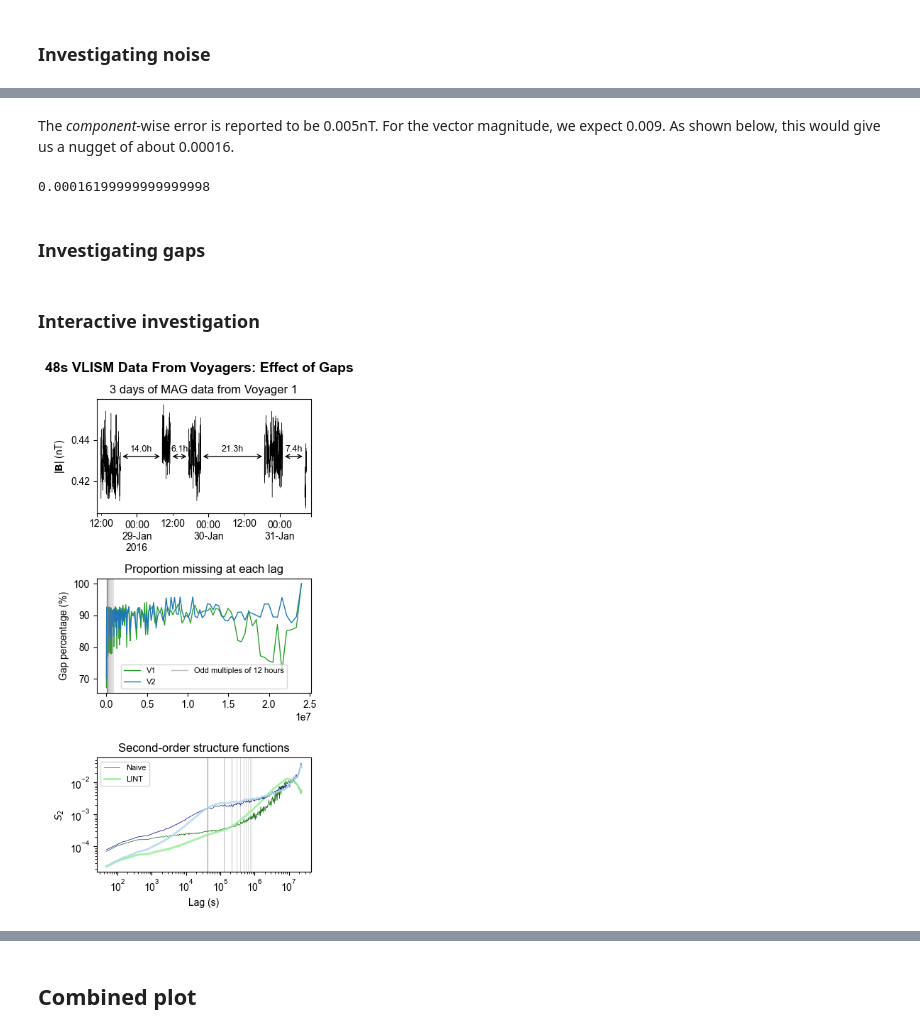
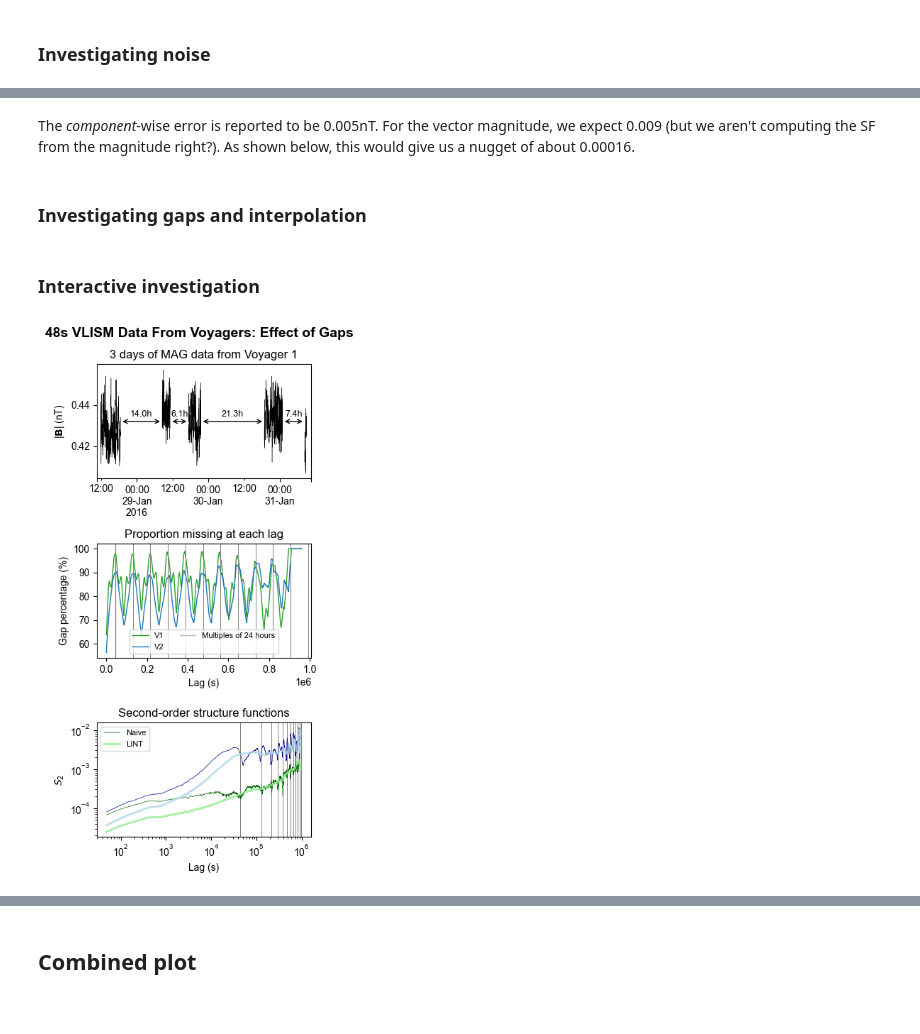
Before and after one commit to daniel-wrench/sf_gap_analysis, a Jupyter notebook: notebooks/ultimate_voyager_sfs.ipynb, the cells around one changed output, grey strips where cells are left out. Cells and saved outputs as stored; diff of their text form; code cells hidden in the pictures.

```diff
--- a/notebooks/ultimate_voyager_sfs.ipynb
+++ b/notebooks/ultimate_voyager_sfs.ipynb
@@ -171 +313,9 @@ lags_v1_hr = np.unique([int(x) for x in lags_v1_hr])
+# %%
+sf_v1_hr_lint_linear = sf_funcs.compute_sf_fast(
+    v1_raw_lint[["BR", "BT", "BN"]][:20000], lags_v1_hr_linear, [2]
+)
+
+sf_v2_hr_lint_linear = sf_funcs.compute_sf_fast(
+    v2_raw_lint[["BR", "BT", "BN"]][:20000], lags_v1_hr_linear, [2]
+)
 # %%
@@ -289,11 +441,7 @@ plt.tight_layout()
 # %% [markdown]
-The *component*-wise error is reported to be 0.005nT. For the vector magnitude, we expect 0.009. As shown below, this would give us a nugget of about 0.00016.
+The *component*-wise error is reported to be 0.005nT. For the vector magnitude, we expect 0.009 (but we aren't computing the SF from the magnitude right?). As shown below, this would give us a nugget of about 0.00016.
-# %%
-0.009**2*2
-# %% [output]
-0.00016199999999999998
 # %% [markdown]
-### Investigating gaps
+### Investigating gaps and interpolation
 # %%
 data_plot = v1_raw["F1"]["2016-01-28 10:30":"2016-01-31 10:30"]
 data = data_plot.dropna()
@@ -413,22 +561,18 @@ ax3.set_ylabel("|$\\bf{B}$| (nT)")
 #     ax3.axvline(x=na_time, color="red", linestyle="-", alpha=0.6, linewidth=1)
 
 # Sample size plot (top, now ax2)
-ax2.plot(
-    lags_v1_hr * 48, sf_v1_hr_gp, color="tab:green", lw=1, label="V1"
-)
-ax2.plot(
-    lags_v2_hr * 48, sf_v2_hr_gp, color="tab:blue", lw=1, label="V2"
-)
+ax2.plot(lags_v1_hr_linear * 48, sf_v1_hr_gp_linear, color="tab:green", lw=1, label="V1")
+ax2.plot(lags_v1_hr_linear * 48, sf_v2_hr_gp_linear, color="tab:blue", lw=1, label="V2")
 ax2.set_ylabel("Gap percentage (%)")
 
 # Add vertical lines at multiples of 12 hours to both axes
-for i in np.arange(1, 20, 2):
+for i in np.arange(0, 12, 1):
     for ax_ in (ax2, ax1):
-        ax_.axvline(i * 12 * 3600, color="gray", lw=0.7, alpha=np.sqrt(1/i))
+        ax_.axvline((12+i * 24) * 3600, color="gray", lw=0.7)
 
 # Add one vertical line to the legend
 ax2.axvline(
-    12 * 3600, color="gray", lw=1, alpha=0.5, label="Odd multiples of 12 hours"
+    12 * 3600, color="gray", lw=1, alpha=0.5, label="Multiples of 24 hours"
 )
 # Add legend to the sample size plot
 ax2.legend(framealpha=0.8, loc="lower center", ncols=2,
@@ -436,48 +580,49 @@ ax2.legend(framealpha=0.8, loc="lower center", ncols=2,
               )
 
 ax1.plot(
-    lags_v1_hr * 48,
-    sf_v1_hr,
+    lags_v1_hr_linear * 48,
+    sf_v1_hr_linear,
     color="darkgreen",
     label="Naive",
     lw=0.5,
 )
 ax1.plot(
-    lags_v1_hr * 48,
-    sf_v1_hr_lint,
+    lags_v1_hr_linear * 48,
+    sf_v1_hr_lint_linear,
     color="lightgreen",
     label="LINT",
     lw=2,
     alpha=0.8,
 )
 ax1.plot(
-    lags_v2_hr * 48,
-    sf_v2_hr,
+    lags_v1_hr_linear * 48,
+    sf_v2_hr_linear,
     color="darkblue",
     lw=0.5,
 )
 ax1.plot(
-    lags_v2_hr * 48,
-    sf_v2_hr_lint,
+    lags_v1_hr_linear * 48,
+    sf_v2_hr_lint_linear,
     color="lightblue",
     lw=2,
     alpha=0.8,
 )
-
 ax1.set_xscale("log")
 ax1.set_yscale("log")
 ax1.set_ylabel("$S_2$")
 ax1.set_xlabel("Lag (s)")
+ax2.set_xlabel("Lag (s)")
+
 ax1.set_title("Second-order structure functions")
 ax2.set_title("Proportion missing at each lag")
 plt.suptitle(
     "48s VLISM Data From Voyagers: Effect of Gaps",
     fontsize=14,
     fontweight="bold",
     x=0.55,
     )
 ax1.legend(fontsize=8)
 plt.tight_layout()
-plt.savefig("vlism_hr_sfs.png", dpi=300, bbox_inches="tight")
+plt.savefig("vlism_hr_sfs_gaps.png", dpi=300, bbox_inches="tight")
 # %% [output]
-[figure, old version]
+[figure, new version]
```
Also changed, not shown: parts of 13 cells of this notebook.
